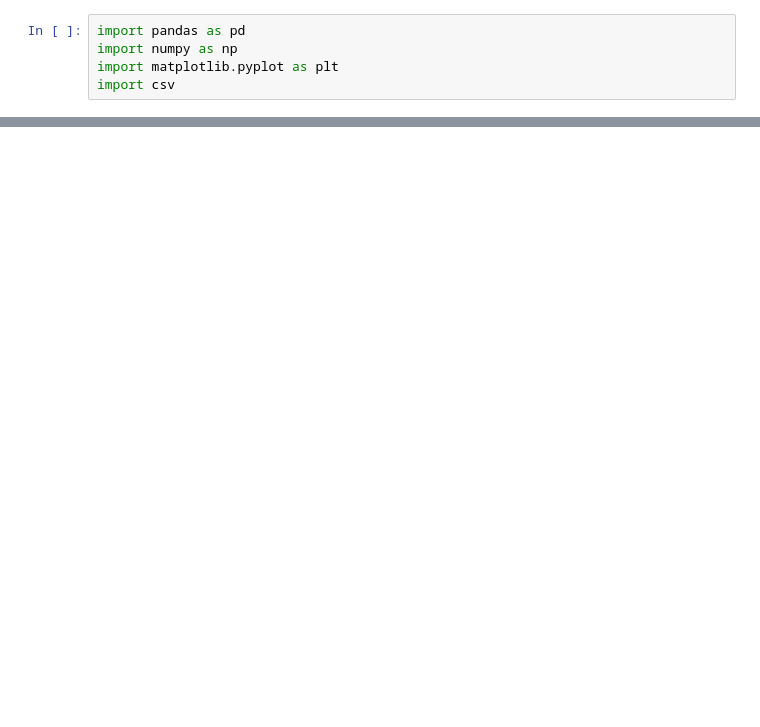
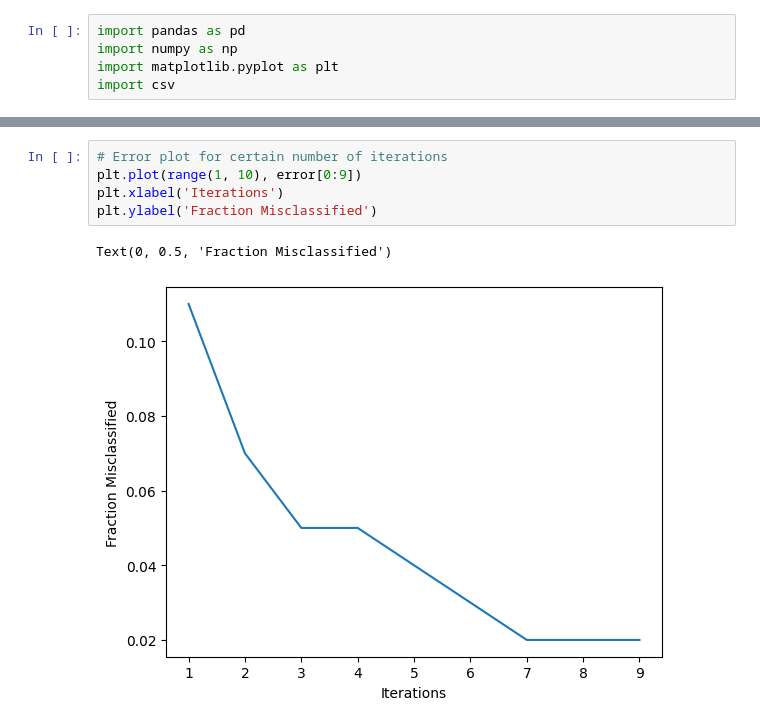
Before and after one commit to jainl28patel/BE-350-ML_DL, a Jupyter notebook: tut1/LinearSeperable-PLA.ipynb, the cells around one changed output, grey strips where cells are left out. Cells and saved outputs as stored; diff of their text form; blank space fills up the shorter version.

```diff
--- a/tut1/LinearSeperable-PLA.ipynb
+++ b/tut1/LinearSeperable-PLA.ipynb
@@ -80,0 +81,8 @@ plt.show()
+# %%
+# Error plot for certain number of iterations
+plt.plot(range(1, 10), error[0:9])
+plt.xlabel('Iterations')
+plt.ylabel('Fraction Misclassified')
+# %% [output]
+Text(0, 0.5, 'Fraction Misclassified')
+[figure, added]
```
Also changed, not shown: parts of 4 cells of this notebook, 7 other files.
